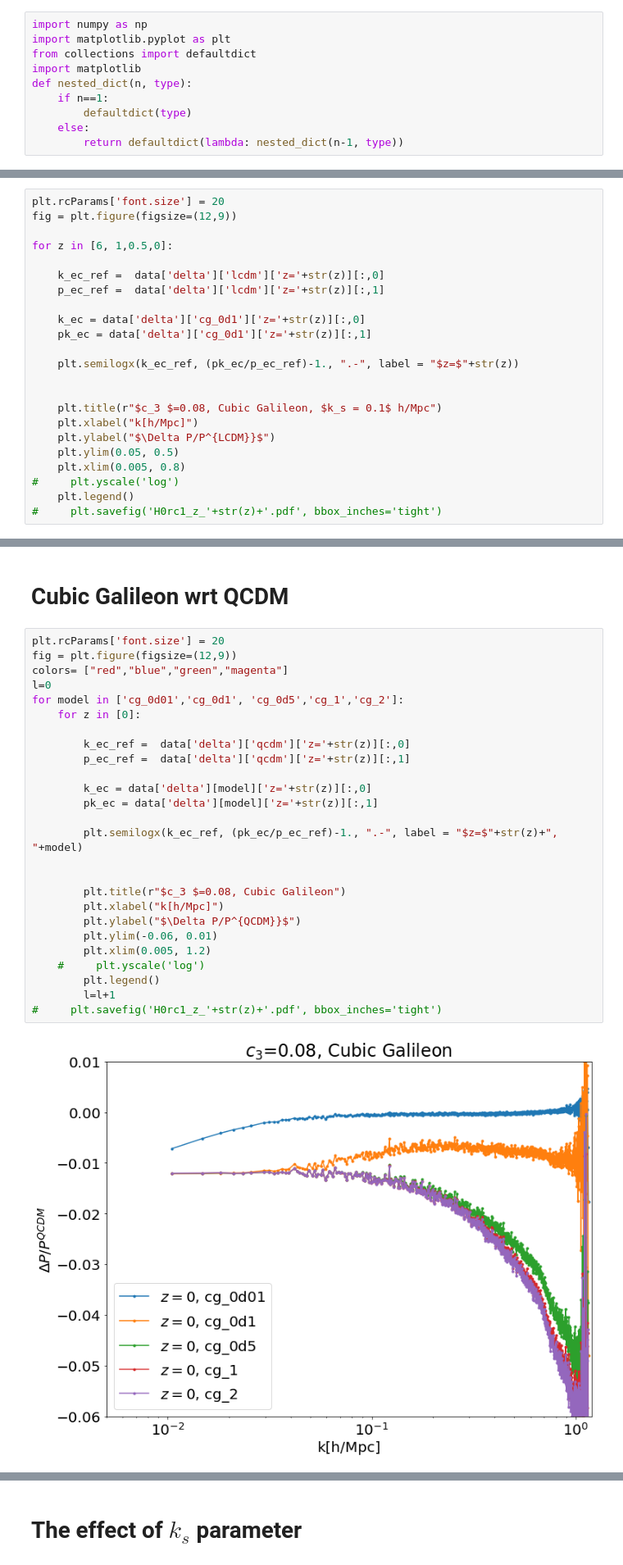
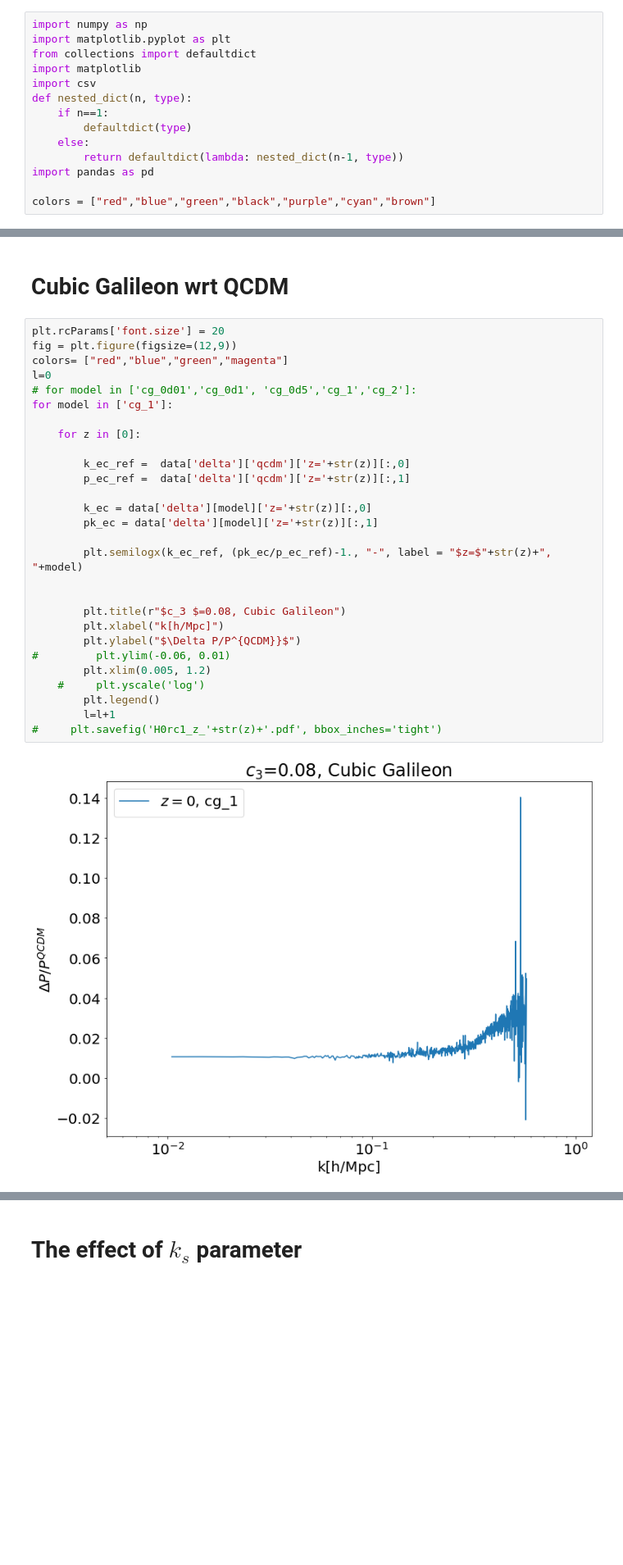
Before and after one commit to FarbodHassani/MG-evolution, a Jupyter notebook: notebooks/Cubic_Galilean.ipynb, the cells around one changed output, grey strips where cells are left out. Shown at 82% size. Saved outputs shown, nothing was run; the diff lists cells and outputs as text; blank space fills up the shorter version.

```diff
--- a/notebooks/Cubic_Galilean.ipynb
+++ b/notebooks/Cubic_Galilean.ipynb
@@ -3,10 +3,14 @@ import numpy as np
 import matplotlib.pyplot as plt
 from collections import defaultdict
 import matplotlib
+import csv
 def nested_dict(n, type):
     if n==1:
         defaultdict(type)
     else:
         return defaultdict(lambda: nested_dict(n-1, type))
+import pandas as pd
+
+colors = ["red","blue","green","black","purple","cyan","brown"]
 # %%
 data = nested_dict(4, list)
@@ -122,23 +294,0 @@ for z in [6, 1,0.5,0]:
-# %%
-plt.rcParams['font.size'] = 20
-fig = plt.figure(figsize=(12,9))
-
-for z in [6, 1,0.5,0]:
-
-    k_ec_ref =  data['delta']['lcdm']['z='+str(z)][:,0]
-    p_ec_ref =  data['delta']['lcdm']['z='+str(z)][:,1]
-
-    k_ec = data['delta']['cg_0d1']['z='+str(z)][:,0]
-    pk_ec = data['delta']['cg_0d1']['z='+str(z)][:,1]
-
-    plt.semilogx(k_ec_ref, (pk_ec/p_ec_ref)-1., ".-", label = "$z=$"+str(z))
-
-
-    plt.title(r"$c_3 $=0.08, Cubic Galileon, $k_s = 0.1$ h/Mpc")
-    plt.xlabel("k[h/Mpc]")
-    plt.ylabel("$\Delta P/P^{LCDM}}$")
-    plt.ylim(0.05, 0.5)
-    plt.xlim(0.005, 0.8)
-#     plt.yscale('log')
-    plt.legend()
-#     plt.savefig('H0rc1_z_'+str(z)+'.pdf', bbox_inches='tight')
@@ -149,31 +297,33 @@ for z in [6, 1,0.5,0]:
 # %%
 plt.rcParams['font.size'] = 20
 fig = plt.figure(figsize=(12,9))
 colors= ["red","blue","green","magenta"]
 l=0
-for model in ['cg_0d01','cg_0d1', 'cg_0d5','cg_1','cg_2']:
+# for model in ['cg_0d01','cg_0d1', 'cg_0d5','cg_1','cg_2']:
+for model in ['cg_1']:
+
     for z in [0]:
 
         k_ec_ref =  data['delta']['qcdm']['z='+str(z)][:,0]
         p_ec_ref =  data['delta']['qcdm']['z='+str(z)][:,1]
 
         k_ec = data['delta'][model]['z='+str(z)][:,0]
         pk_ec = data['delta'][model]['z='+str(z)][:,1]
 
-        plt.semilogx(k_ec_ref, (pk_ec/p_ec_ref)-1., ".-", label = "$z=$"+str(z)+", "+model)
+        plt.semilogx(k_ec_ref, (pk_ec/p_ec_ref)-1., "-", label = "$z=$"+str(z)+", "+model)
 
 
         plt.title(r"$c_3 $=0.08, Cubic Galileon")
         plt.xlabel("k[h/Mpc]")
         plt.ylabel("$\Delta P/P^{QCDM}}$")
-        plt.ylim(-0.06, 0.01)
+#         plt.ylim(-0.06, 0.01)
         plt.xlim(0.005, 1.2)
     #     plt.yscale('log')
         plt.legend()
         l=l+1
 #     plt.savefig('H0rc1_z_'+str(z)+'.pdf', bbox_inches='tight')
 # %% [output]
-[figure, old version]
+[figure, new version]
 # %%
 plt.rcParams['font.size'] = 20
 fig = plt.figure(figsize=(12,9))
```
Also changed, not shown: parts of 11 cells of this notebook, 3 other files.
